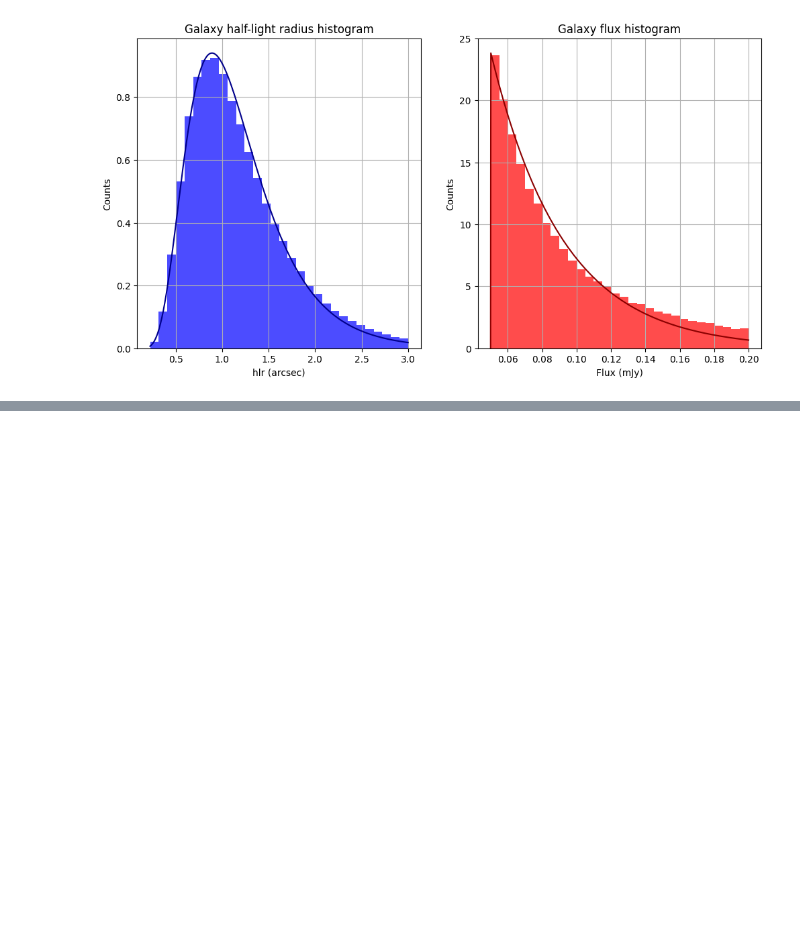
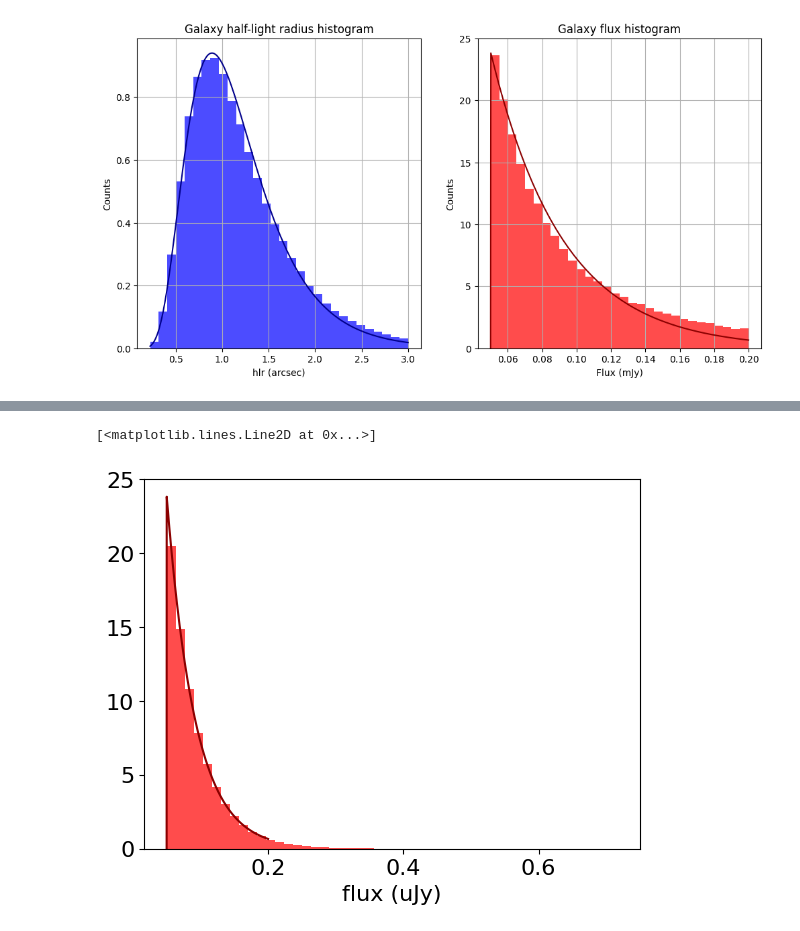
Before and after one commit to CentofantiEze/Radio_WL_Generative_Forward_Model, a Jupyter notebook: notebooks/trecs_obs.ipynb, the cells around one changed output, grey strips where cells are left out. Saved outputs shown, nothing was run; the diff lists cells and outputs as text; code cells hidden in the pictures; blank space fills up the shorter version.

```diff
--- a/notebooks/trecs_obs.ipynb
+++ b/notebooks/trecs_obs.ipynb
@@ -275,0 +291,12 @@ plt.show()
+# %%
+rng_key = jax.random.PRNGKey(0)
+flux_rate = 1/flux_fit_['scale']
+numpyrodist_flux = dist.Exponential(flux_rate)
+# sample flux from the distribution
+flux_samples = numpyrodist_flux.sample(rng_key, sample_shape=(Ntotobj*10,)) + flux_fit_['loc']
+plt.hist(flux_samples, bins=50, alpha=0.7, color='red', density=True)
+plt.xlabel('flux (uJy)')
+plt.plot(x_flux, stats.expon.pdf(x_flux, loc=floc, scale=fscale), label='Flux PDF', color='darkred')
+# %% [output]
+[<matplotlib.lines.Line2D at 0x...>]
+[figure, added]
```
Also changed, not shown: parts of 11 cells of this notebook, 1 other file.
